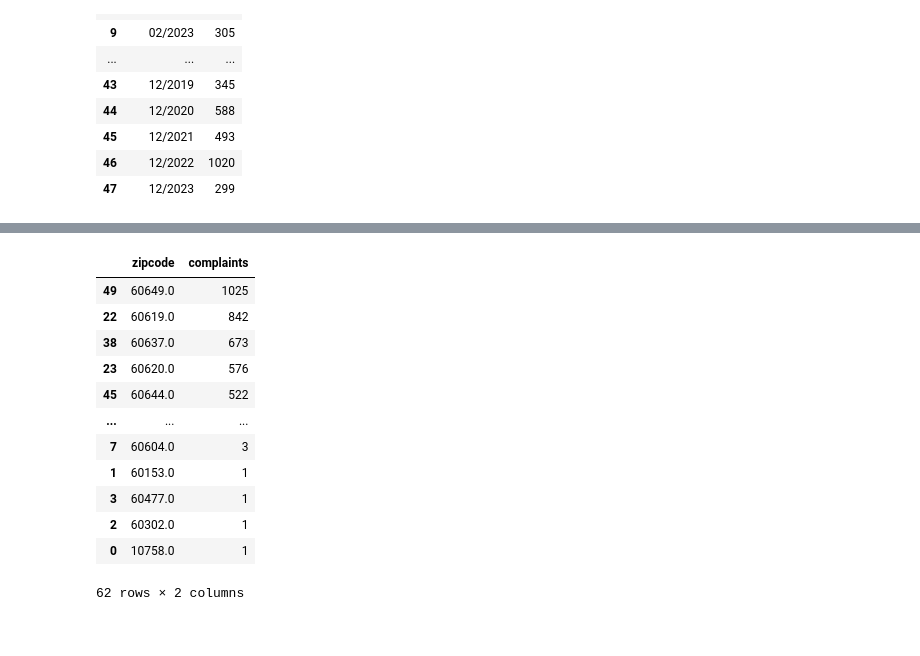
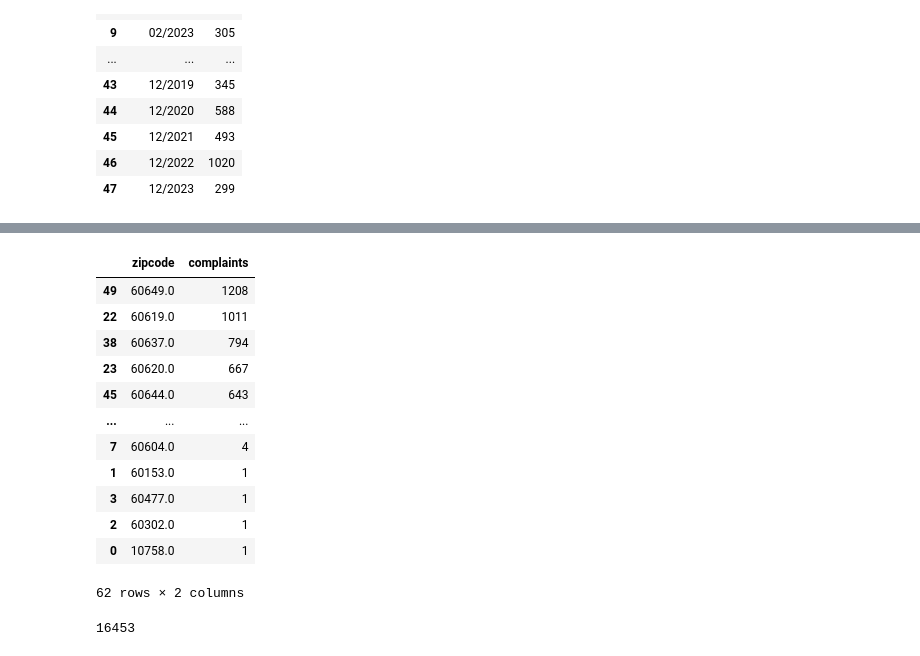
Before and after one commit to amyq96/stories, a Jupyter notebook: no-heat/notebooks/analyze-addresses.ipynb, the cells around one changed output, grey strips where cells are left out. Saved outputs shown, nothing was run; the diff lists cells and outputs as text; code cells hidden in the pictures.

Commit message:
finished zipcode lookups and grouped by zipcodes

```diff
--- a/no-heat/notebooks/analyze-addresses.ipynb
+++ b/no-heat/notebooks/analyze-addresses.ipynb
@@ -153,2 +155,3 @@ complaints_by_month.to_csv('../output/complaints_by_month.csv')
 # %%
-# TODO - missing 17% of complaint zipcodes though
+# import df with updated zipcodes
+zdf = pd.read_csv('../data/processed/cleaned_complaints_zips_2.csv')
@@ -155,15 +167,15 @@ complaints_by_month.to_csv('../output/complaints_by_month.csv')
 # %%
-complaints_by_zip = df.groupby('zipcode').size().reset_index(name='complaints').sort_values('complaints', ascending=False)
+complaints_by_zip = zdf.groupby('zipcode').size().reset_index(name='complaints').sort_values('complaints', ascending=False)
 complaints_by_zip
 # %% [output]
 |  | zipcode | complaints |
-| 49 | 60649.0 | 1025 |
-| 22 | 60619.0 | 842 |
-| 38 | 60637.0 | 673 |
-| 23 | 60620.0 | 576 |
-| 45 | 60644.0 | 522 |
+| 49 | 60649.0 | 1208 |
+| 22 | 60619.0 | 1011 |
+| 38 | 60637.0 | 794 |
+| 23 | 60620.0 | 667 |
+| 45 | 60644.0 | 643 |
 | ... | ... | ... |
-| 7 | 60604.0 | 3 |
+| 7 | 60604.0 | 4 |
 | 1 | 60153.0 | 1 |
 | 3 | 60477.0 | 1 |
 | 2 | 60302.0 | 1 |
@@ -173,0 +190,4 @@ complaints_by_zip
+# %%
+len(zdf)
+# %% [output]
+16453
```
Also changed, not shown: parts of 9 cells of this notebook, 1 other file.
